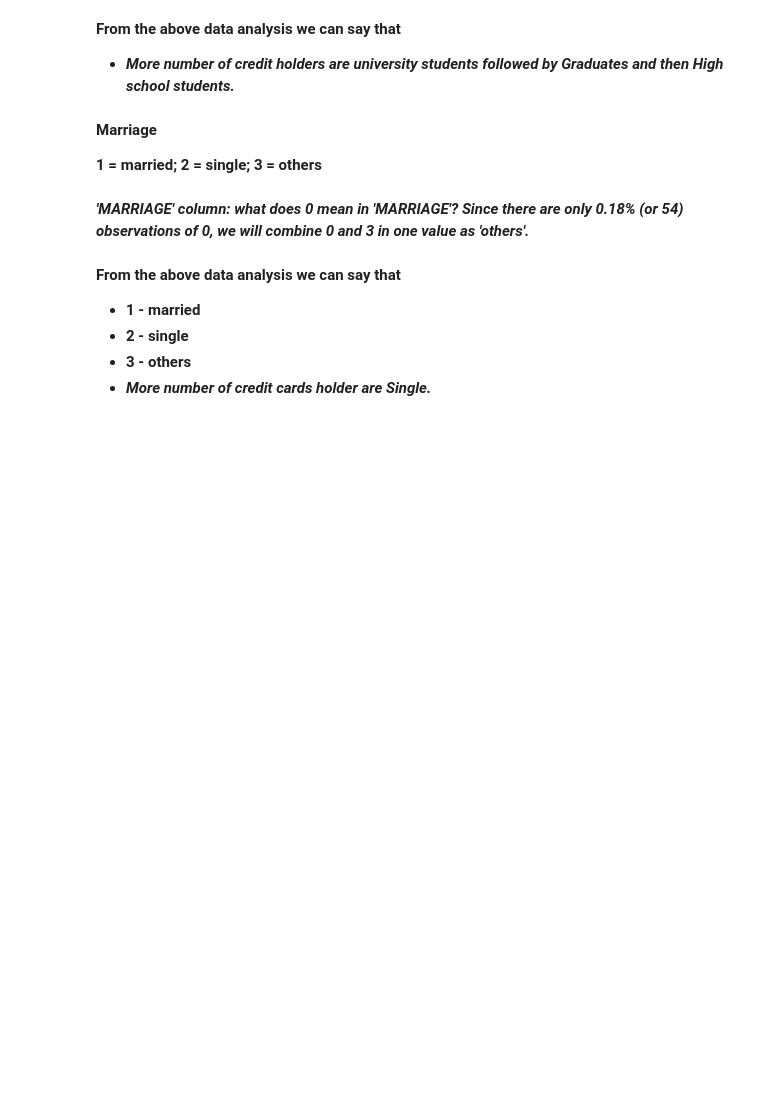
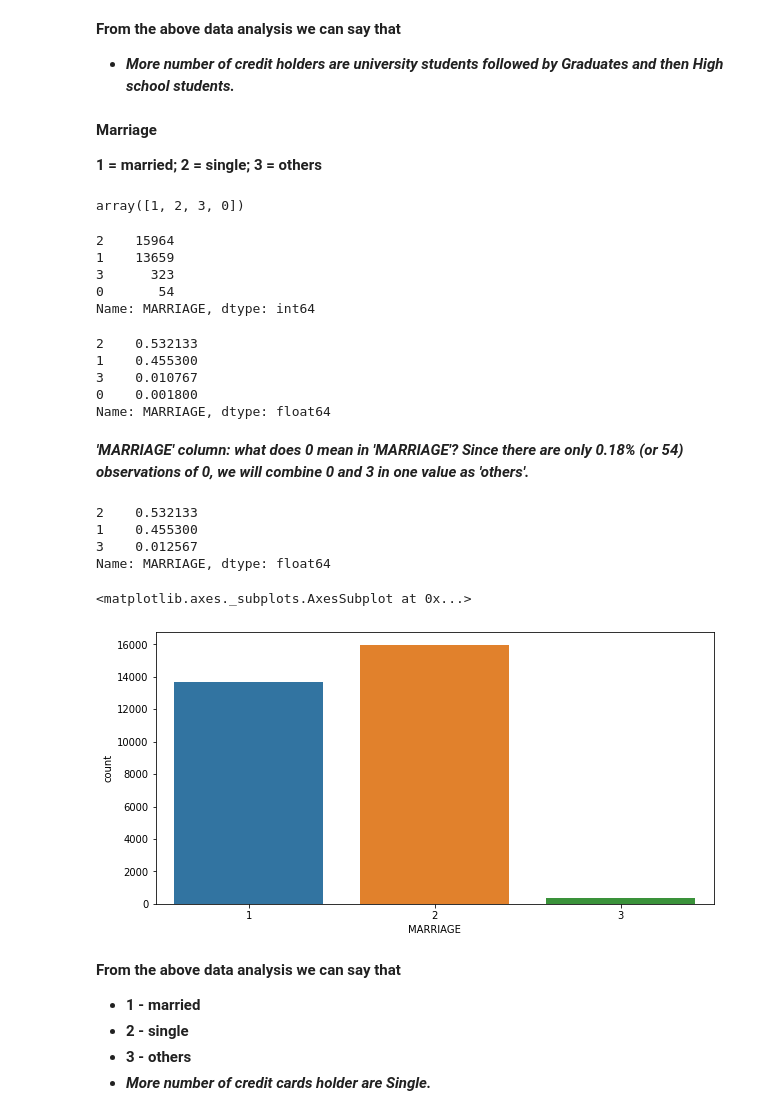
Before and after one commit to sushant8525/credit-card-default-prediction, a Jupyter notebook: Credit Card Default Prediction - Capstone Project.ipynb, the cells around one changed output. Drawn from its saved outputs; the diff is of its cells as text; code cells hidden in the pictures; blank space fills up the shorter version.

```diff
--- a/Credit Card Default Prediction - Capstone Project.ipynb
+++ b/Credit Card Default Prediction - Capstone Project.ipynb
@@ -422,26 +439,48 @@ sns.countplot(x = 'EDUCATION', data = credit_df)
 # %%
 # From dataset description: MARRIAGE: Marital status (1=married, 2=single, 3=others), but there is also 0
 
-credit_df["MARRIAGE"].unique()
+df["MARRIAGE"].unique()
+# %% [output]
+array([1, 2, 3, 0])
 # %%
 # counts the education  data set
-credit_df['MARRIAGE'].value_counts()
+df['MARRIAGE'].value_counts()
+# %% [output]
+2    15964
+1    13659
+3      323
+0       54
+Name: MARRIAGE, dtype: int64
 # %%
 # How many customers had "MARRIAGE" status as 0?
 
-credit_df["MARRIAGE"].value_counts(normalize=True)
+df["MARRIAGE"].value_counts(normalize=True)
+# %% [output]
+2    0.532133
+1    0.455300
+3    0.010767
+0    0.001800
+Name: MARRIAGE, dtype: float64
 # %% [markdown]
 ***'MARRIAGE' column: what does 0 mean in 'MARRIAGE'?***
 ***Since there are only 0.18% (or 54) observations of 0, we will combine 0 and 3 in one value as 'others'.***
 # %%
 # Combine 0 and 3 by changing the value 0 into others
 
-credit_df["MARRIAGE"] = credit_df["MARRIAGE"].replace({0:3})
-credit_df["MARRIAGE"].value_counts(normalize=True)
+df["MARRIAGE"] = df["MARRIAGE"].replace({0:3})
+df["MARRIAGE"].value_counts(normalize=True)
+# %% [output]
+2    0.532133
+1    0.455300
+3    0.012567
+Name: MARRIAGE, dtype: float64
 # %%
 #plotting the count plot to vizualize the data distribution
 plt.figure(figsize=(10,5))
-sns.countplot(x = 'MARRIAGE', data = credit_df)
+sns.countplot(x = 'MARRIAGE', data = df)
+# %% [output]
+<matplotlib.axes._subplots.AxesSubplot at 0x...>
+[figure, added]
 # %% [markdown]
 
 
```
Also changed, not shown: parts of 21 cells of this notebook.
